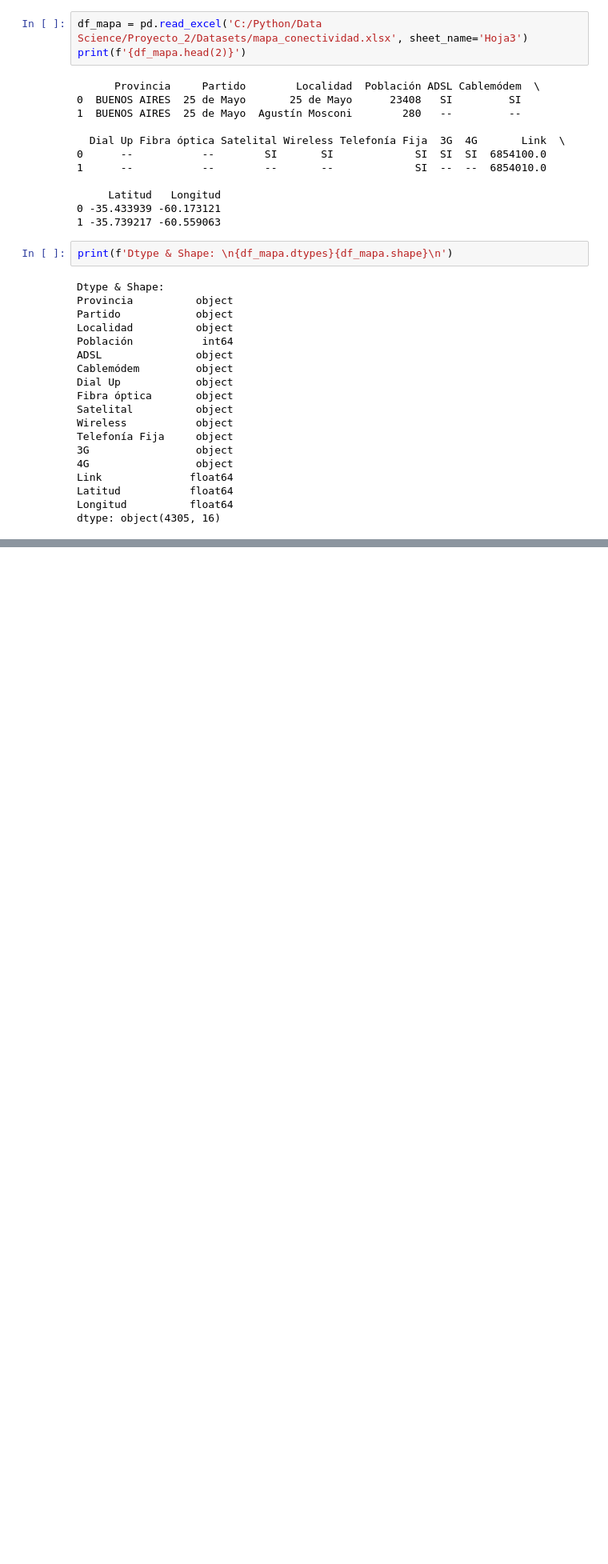
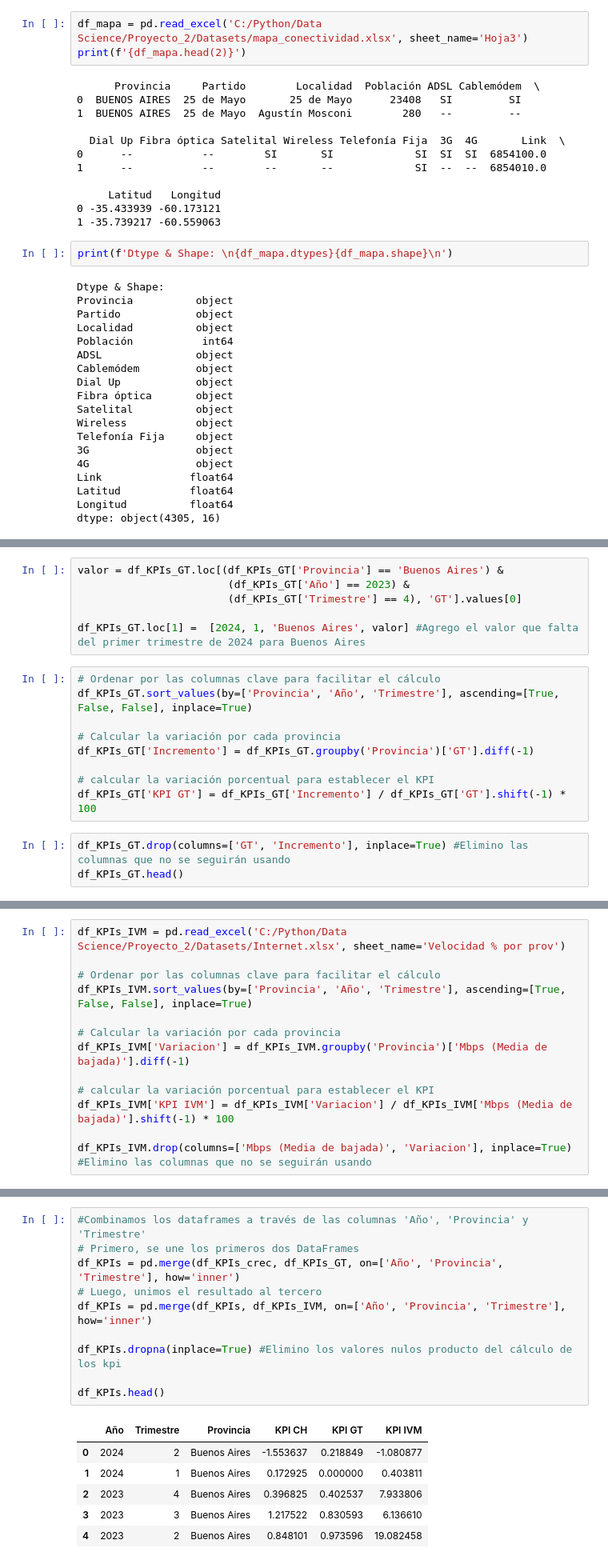
Before and after one commit to DedesF/Proyecto_2, a Jupyter notebook: Analisis/ETL.ipynb, the cells around one changed output, grey strips where cells are left out. Shown at 80% size. Drawn from its saved outputs; the diff is of its cells as text; blank space fills up the shorter version.

```diff
--- a/Analisis/ETL.ipynb
+++ b/Analisis/ETL.ipynb
@@ -419,0 +549,18 @@ df_tmov_tfij.to_excel('C:/Python/Data Science/Proyecto_2/Datasets/tmov_tfij.xlsx
+# %%
+valor = df_KPIs_GT.loc[(df_KPIs_GT['Provincia'] == 'Buenos Aires') &
+                        (df_KPIs_GT['Año'] == 2023) &
+                        (df_KPIs_GT['Trimestre'] == 4), 'GT'].values[0]
+
+df_KPIs_GT.loc[1] =  [2024, 1, 'Buenos Aires', valor] #Agrego el valor que falta del primer trimestre de 2024 para Buenos Aires
+# %%
+# Ordenar por las columnas clave para facilitar el cálculo
+df_KPIs_GT.sort_values(by=['Provincia', 'Año', 'Trimestre'], ascending=[True, False, False], inplace=True)
+
+# Calcular la variación por cada provincia
+df_KPIs_GT['Incremento'] = df_KPIs_GT.groupby('Provincia')['GT'].diff(-1)
+
+# calcular la variación porcentual para establecer el KPI
+df_KPIs_GT['KPI GT'] = df_KPIs_GT['Incremento'] / df_KPIs_GT['GT'].shift(-1) * 100
+# %%
+df_KPIs_GT.drop(columns=['GT', 'Incremento'], inplace=True) #Elimino las columnas que no se seguirán usando
+df_KPIs_GT.head()
@@ -419,0 +584,13 @@ df_tmov_tfij.to_excel('C:/Python/Data Science/Proyecto_2/Datasets/tmov_tfij.xlsx
+# %%
+df_KPIs_IVM = pd.read_excel('C:/Python/Data Science/Proyecto_2/Datasets/Internet.xlsx', sheet_name='Velocidad % por prov')
+
+# Ordenar por las columnas clave para facilitar el cálculo
+df_KPIs_IVM.sort_values(by=['Provincia', 'Año', 'Trimestre'], ascending=[True, False, False], inplace=True)
+
+# Calcular la variación por cada provincia
+df_KPIs_IVM['Variacion'] = df_KPIs_IVM.groupby('Provincia')['Mbps (Media de bajada)'].diff(-1)
+
+# calcular la variación porcentual para establecer el KPI
+df_KPIs_IVM['KPI IVM'] = df_KPIs_IVM['Variacion'] / df_KPIs_IVM['Mbps (Media de bajada)'].shift(-1) * 100
+
+df_KPIs_IVM.drop(columns=['Mbps (Media de bajada)', 'Variacion'], inplace=True) #Elimino las columnas que no se seguirán usando
@@ -419,0 +606,17 @@ df_tmov_tfij.to_excel('C:/Python/Data Science/Proyecto_2/Datasets/tmov_tfij.xlsx
+# %%
+#Combinamos los dataframes a través de las columnas 'Año', 'Provincia' y 'Trimestre'
+# Primero, se une los primeros dos DataFrames
+df_KPIs = pd.merge(df_KPIs_crec, df_KPIs_GT, on=['Año', 'Provincia', 'Trimestre'], how='inner')
+# Luego, unimos el resultado al tercero
+df_KPIs = pd.merge(df_KPIs, df_KPIs_IVM, on=['Año', 'Provincia', 'Trimestre'], how='inner')
+
+df_KPIs.dropna(inplace=True) #Elimino los valores nulos producto del cálculo de los kpi
+
+df_KPIs.head()
+# %% [output]
+|  | Año | Trimestre | Provincia | KPI CH | KPI GT | KPI IVM |
+| 0 | 2024 | 2 | Buenos Aires | -1.553637 | 0.218849 | -1.080877 |
+| 1 | 2024 | 1 | Buenos Aires | 0.172925 | 0.000000 | 0.403811 |
+| 2 | 2023 | 4 | Buenos Aires | 0.396825 | 0.402537 | 7.933806 |
+| 3 | 2023 | 3 | Buenos Aires | 1.217522 | 0.830593 | 6.136610 |
+| 4 | 2023 | 2 | Buenos Aires | 0.848101 | 0.973596 | 19.082458 |
```
Also changed, not shown: parts of 28 cells of this notebook, 7 other files.
